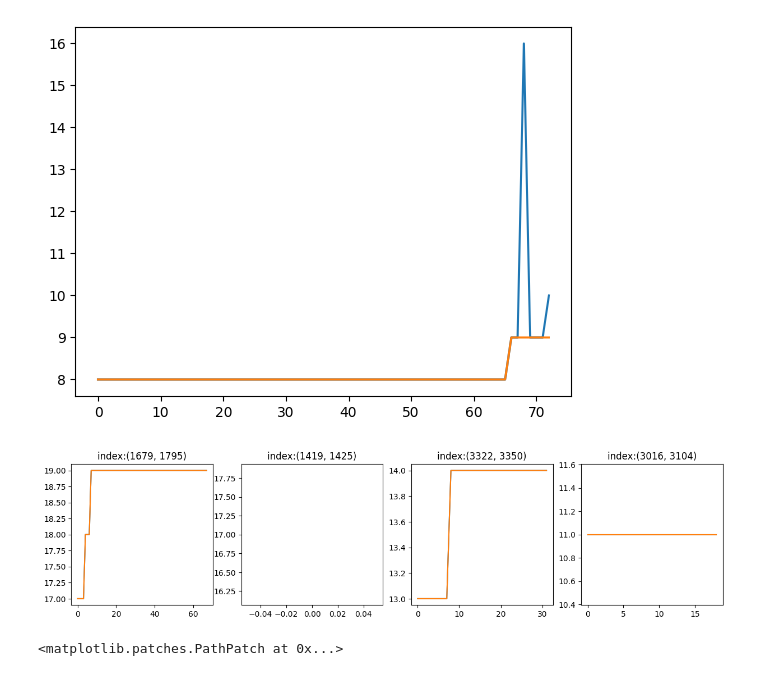
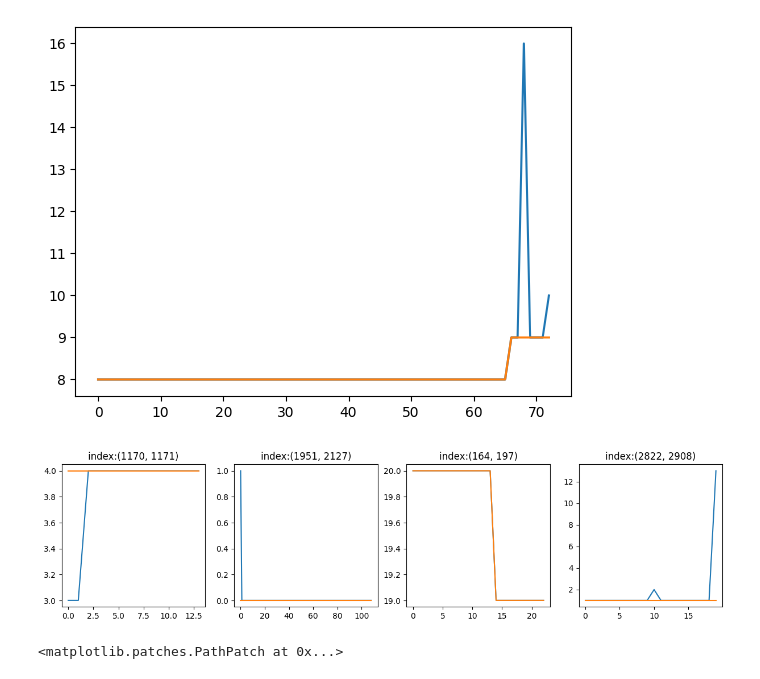
Before and after one commit to amin942001/STHype, a Jupyter notebook: examples/amftrack.ipynb, the cells around one changed output. Cells and saved outputs as stored; diff of their text form; code cells hidden in the pictures.

Commit message:
edge -> initial_edge

```diff
--- a/examples/amftrack.ipynb
+++ b/examples/amftrack.ipynb
@@ -103,23 +103,23 @@ plt.plot(corrected_activations);
 # %%
 import random
 plt.figure(figsize=(15,15))
-edges = list(spatial_temporal_graph.edges_segments.keys())
+edges = list(spatial_temporal_graph.initial_edges_edges.keys())
 
 edges_to_plot = random.choices(edges, k=16)
 
 for i in range(4):
     plt.subplot(4,4,i+1)
     activations = []
     corrected_activations = []
-    for node1, node2 in spatial_temporal_graph.get_edge_segments(*edges_to_plot[i]):
+    for node1, node2 in spatial_temporal_graph.get_initial_edge_edges(*edges_to_plot[i]):
         activations.append(spatial_temporal_graph[node1][node2]['activation'])
         corrected_activations.append(spatial_temporal_graph[node1][node2]['corrected_activation'])
 
     plt.plot(activations)
     plt.plot(corrected_activations)
     plt.title(f"index:{edges_to_plot[i]}")
 # %% [output]
-[figure, old version]
+[figure, new version]
 # %%
 from sthype.plot import plot_spatial_graph_node
 plot_spatial_graph_node(spatial_graphs[-1], 1942, area_size=1000, add_nodes=True);
```
Also changed, not shown: parts of 2 cells of this notebook, 2 other files.
